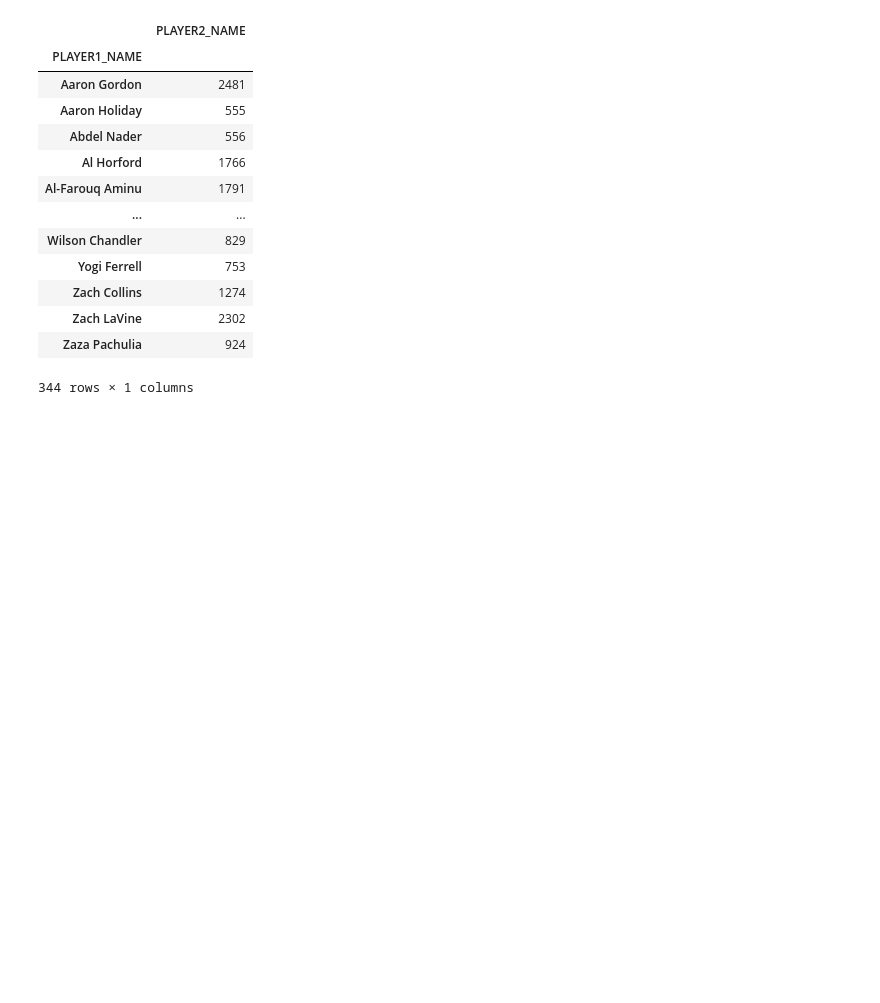
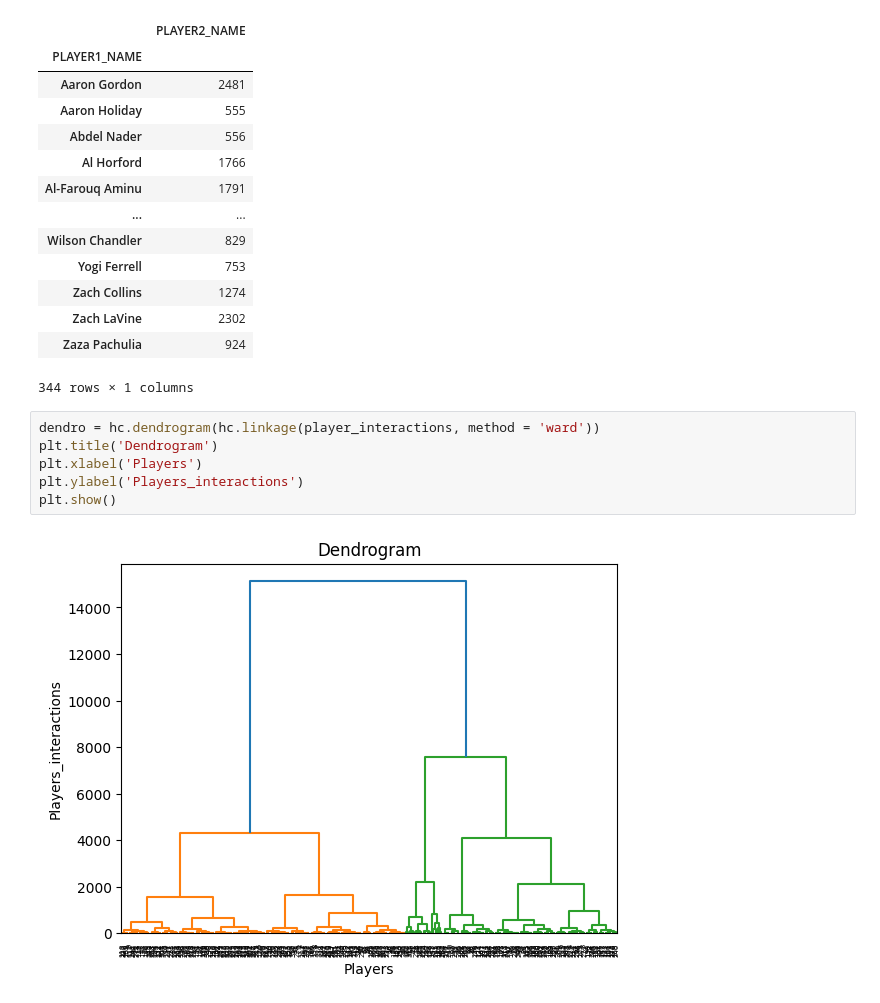
Before and after one commit to duygukaya99/MAT388E--Duygu, a Jupyter notebook: HW3.ipynb, the cells around one changed output. Saved outputs shown, nothing was run; the diff lists cells and outputs as text; blank space fills up the shorter version.

```diff
--- a/HW3.ipynb
+++ b/HW3.ipynb
@@ -427,3 +429,11 @@ player_interactions
 | Zach LaVine | 2302 |
 | Zaza Pachulia | 924 |
 344 rows × 1 columns
+# %%
+dendro = hc.dendrogram(hc.linkage(player_interactions, method = 'ward'))
+plt.title('Dendrogram')
+plt.xlabel('Players')
+plt.ylabel('Players_interactions')
+plt.show()
+# %% [output]
+[figure, added]
```
Also changed, not shown: parts of 1 cell of this notebook.
